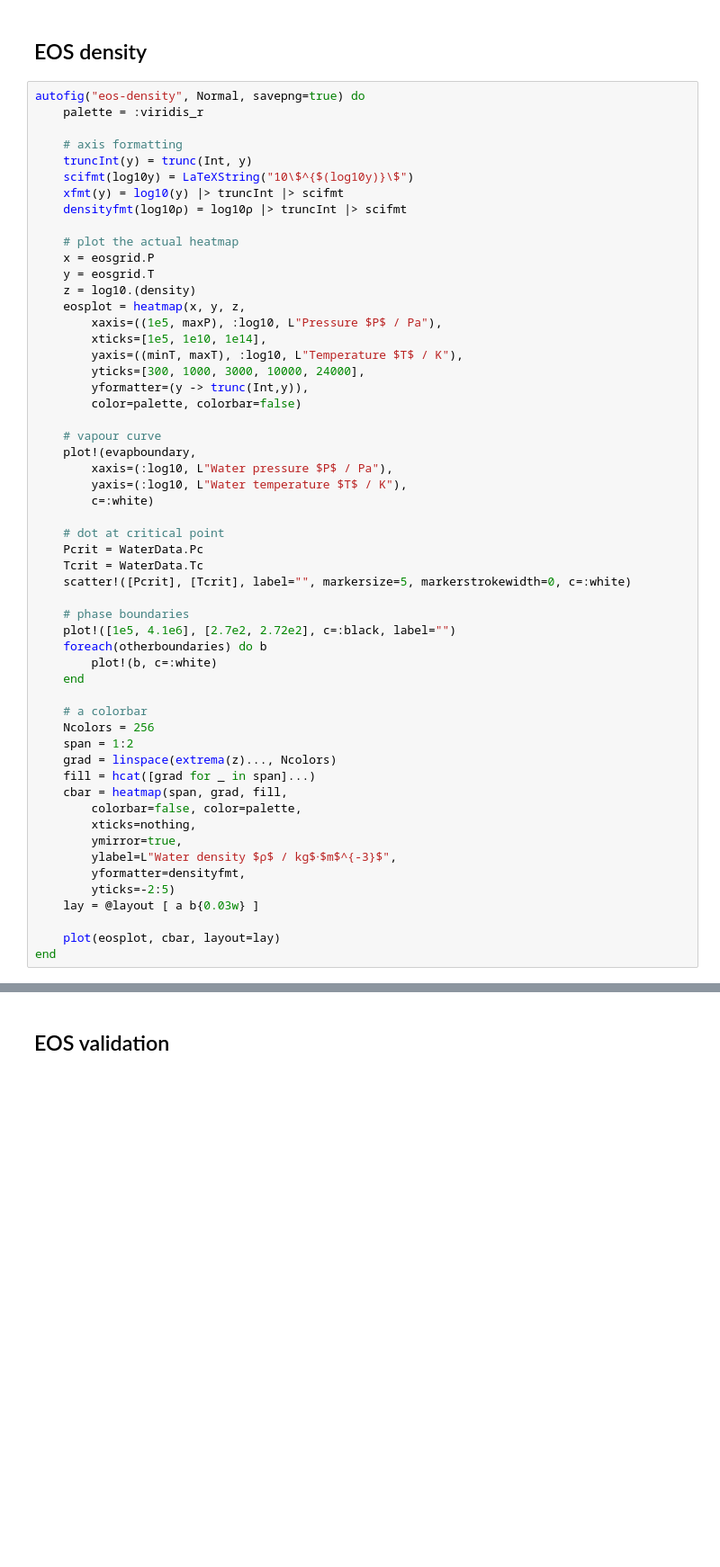
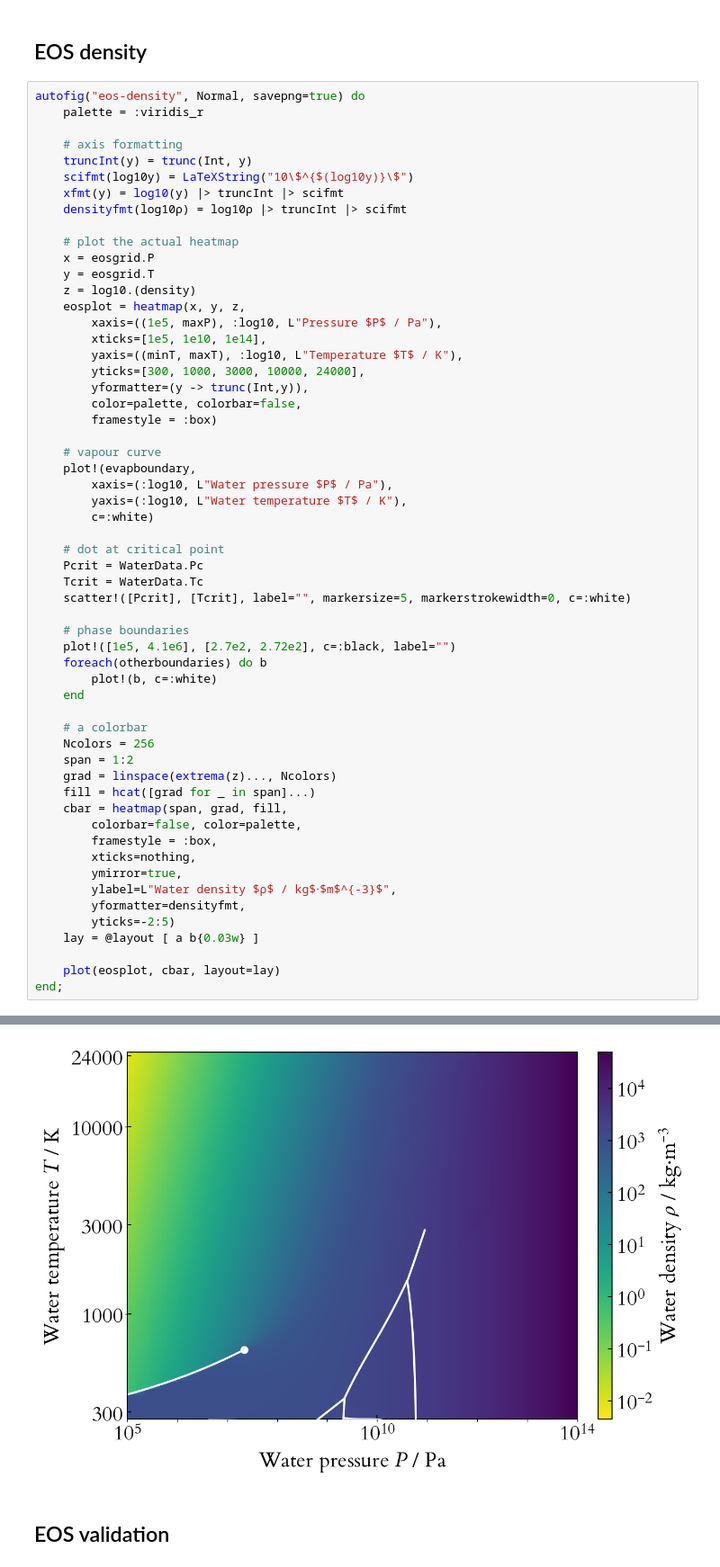
Before and after one commit to swt30/thesis, a Jupyter notebook: chapters/02-eos/02-eos-plots.ipynb, the cells around one changed output, grey strips where cells are left out. Shown at 90% size. Cells and saved outputs as stored; diff of their text form; blank space fills up the shorter version.

```diff
--- a/chapters/02-eos/02-eos-plots.ipynb
+++ b/chapters/02-eos/02-eos-plots.ipynb
@@ -130,7 +134,8 @@ autofig("eos-density", Normal, savepng=true) do
         yaxis=((minT, maxT), :log10, L"Temperature $T$ / K"),
         yticks=[300, 1000, 3000, 10000, 24000],
         yformatter=(y -> trunc(Int,y)),
-        color=palette, colorbar=false)
+        color=palette, colorbar=false,
+        framestyle = :box)
 
     # vapour curve
     plot!(evapboundary,
@@ -156,6 +161,7 @@ autofig("eos-density", Normal, savepng=true) do
     fill = hcat([grad for _ in span]...)
     cbar = heatmap(span, grad, fill,
         colorbar=false, color=palette,
+        framestyle = :box,
         xticks=nothing,
         ymirror=true,
         ylabel=L"Water density $ρ$ / kg$⋅$m$^{-3}$",
@@ -164,5 +170,5 @@ autofig("eos-density", Normal, savepng=true) do
     lay = @layout [ a b{0.03w} ]
 
     plot(eosplot, cbar, layout=lay)
-end
+end;
 # %% [output]
@@ -170,3 +175,4 @@ end
+[figure, added]
 # %% [markdown]
 ## EOS validation
 # %%
```
Also changed, not shown: parts of 7 cells of this notebook, 2 other files.
